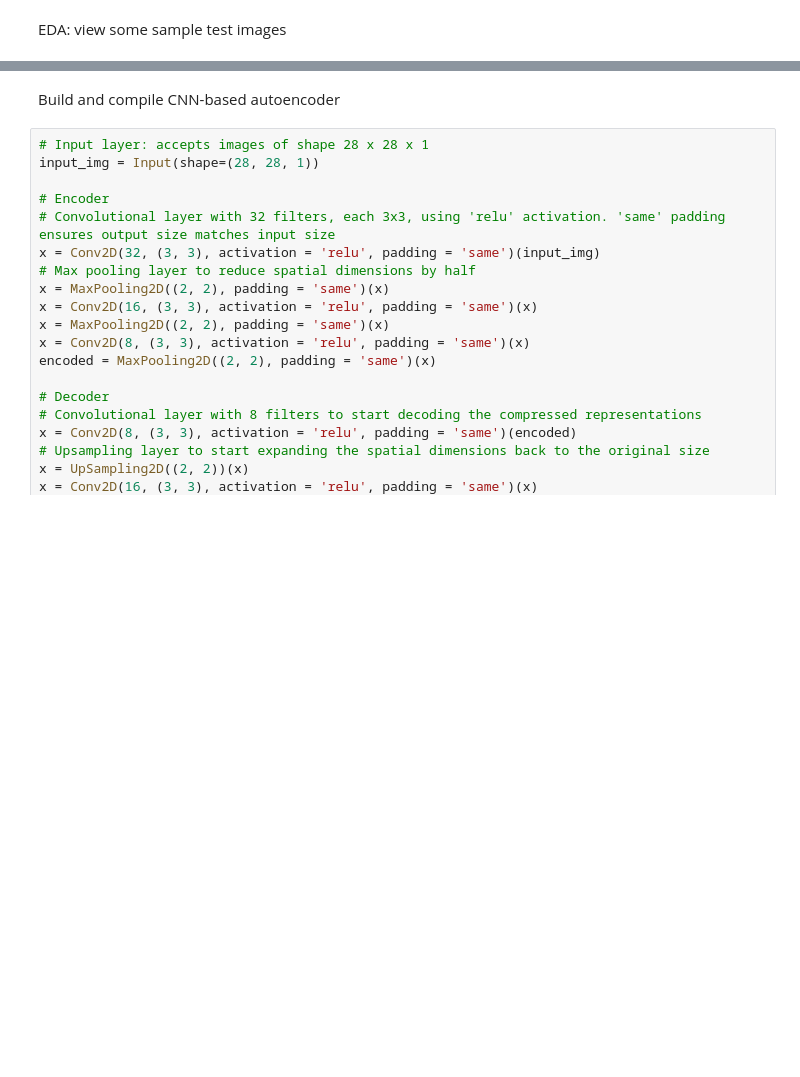
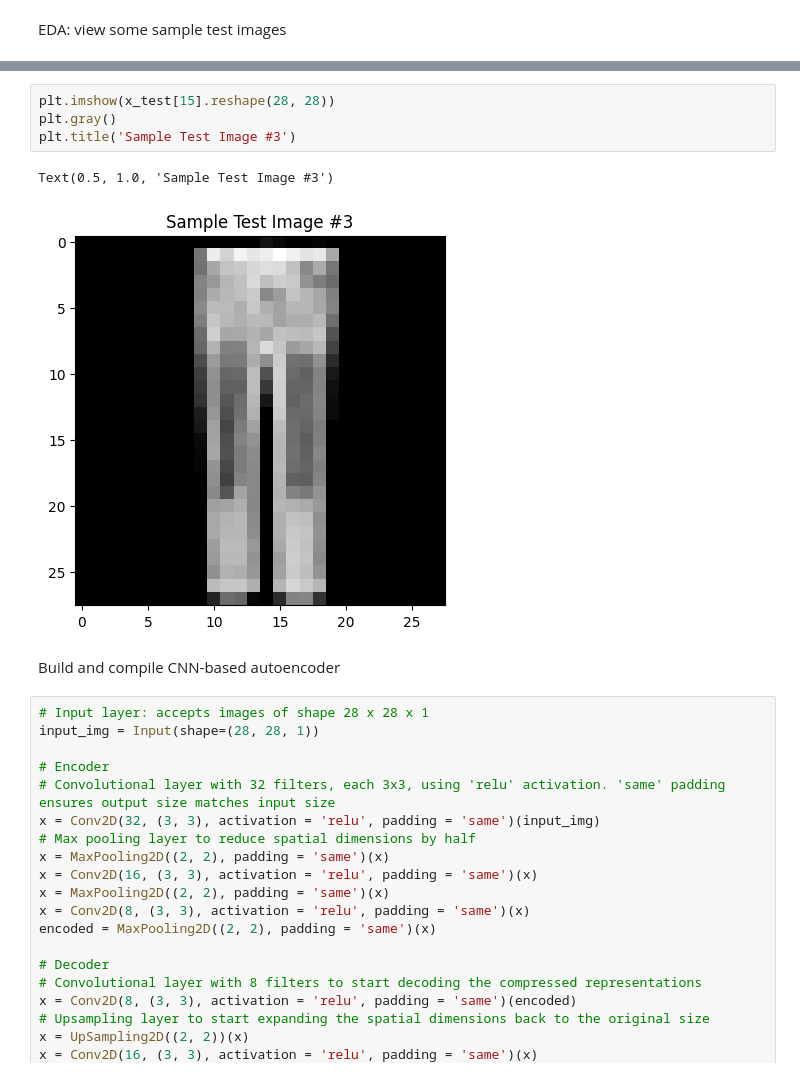
Before and after one commit to laurenwisniewski/DS4002-Project-3, a Jupyter notebook: DS_Project_3.ipynb, the cells around one changed output, grey strips where cells are left out. Cells and saved outputs as stored; diff of their text form; blank space fills up the shorter version.

```diff
--- a/DS_Project_3.ipynb
+++ b/DS_Project_3.ipynb
@@ -74,3 +89,10 @@ plt.gray()
+# %%
+plt.imshow(x_test[15].reshape(28, 28))
+plt.gray()
+plt.title('Sample Test Image #3')
+# %% [output]
+Text(0.5, 1.0, 'Sample Test Image #3')
+[figure, added]
 # %% [markdown]
 Build and compile CNN-based autoencoder
 # %%
```
Also changed, not shown: parts of 5 cells of this notebook.
